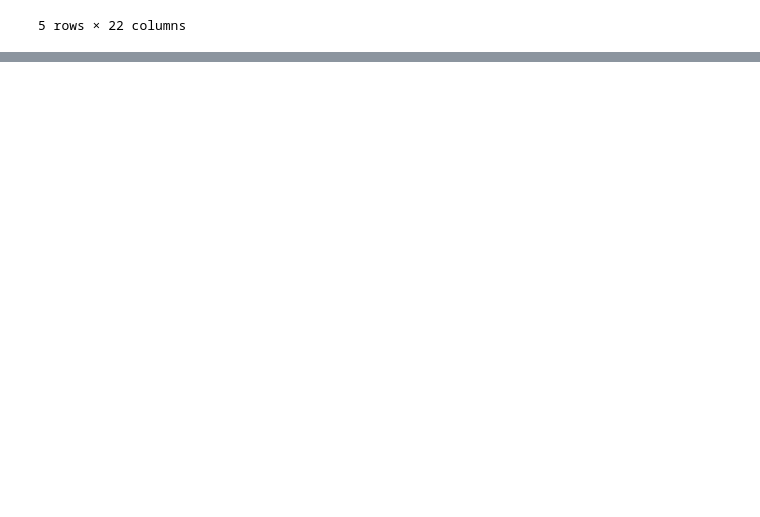
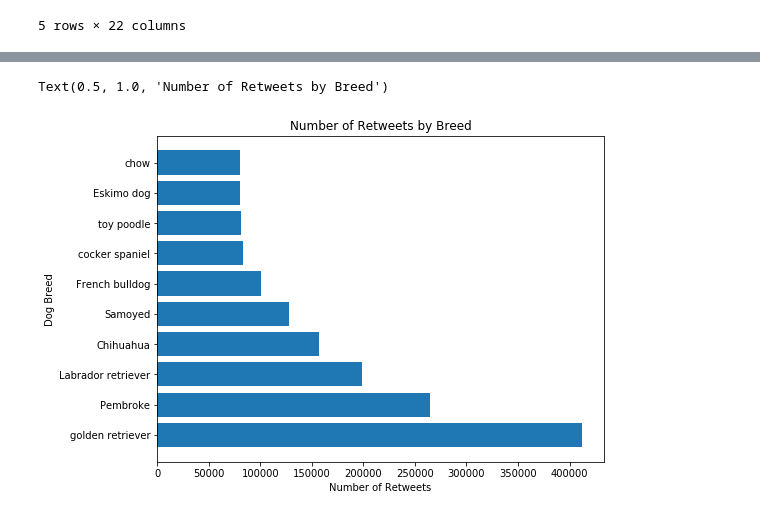
Before and after one commit to somya1212/Wrangle-and-Analyze-Twitter-Archive, a Jupyter notebook: wrangle_act.ipynb, the cells around one changed output, grey strips where cells are left out. Cells and saved outputs as stored; diff of their text form; code cells hidden in the pictures; blank space fills up the shorter version.

```diff
--- a/wrangle_act.ipynb
+++ b/wrangle_act.ipynb
@@ -937,0 +982,15 @@ df.head()
+# %%
+df_favorite = df.groupby('p1')['retweet_count'].sum().reset_index()
+df_sorted = df_favorite.sort_values('retweet_count', ascending=False).head(10)
+ser_ret = df_sorted['retweet_count']
+ret_breed = df_sorted['p1']
+
+fig, ax = plt.subplots(figsize=(8,6))
+fav = plt.barh(ret_breed, ser_ret)
+
+plt.ylabel('Dog Breed')
+plt.xlabel('Number of Retweets')
+plt.title('Number of Retweets by Breed')
+# %% [output]
+Text(0.5, 1.0, 'Number of Retweets by Breed')
+[figure, added]
```
Also changed, not shown: parts of 9 cells of this notebook.
